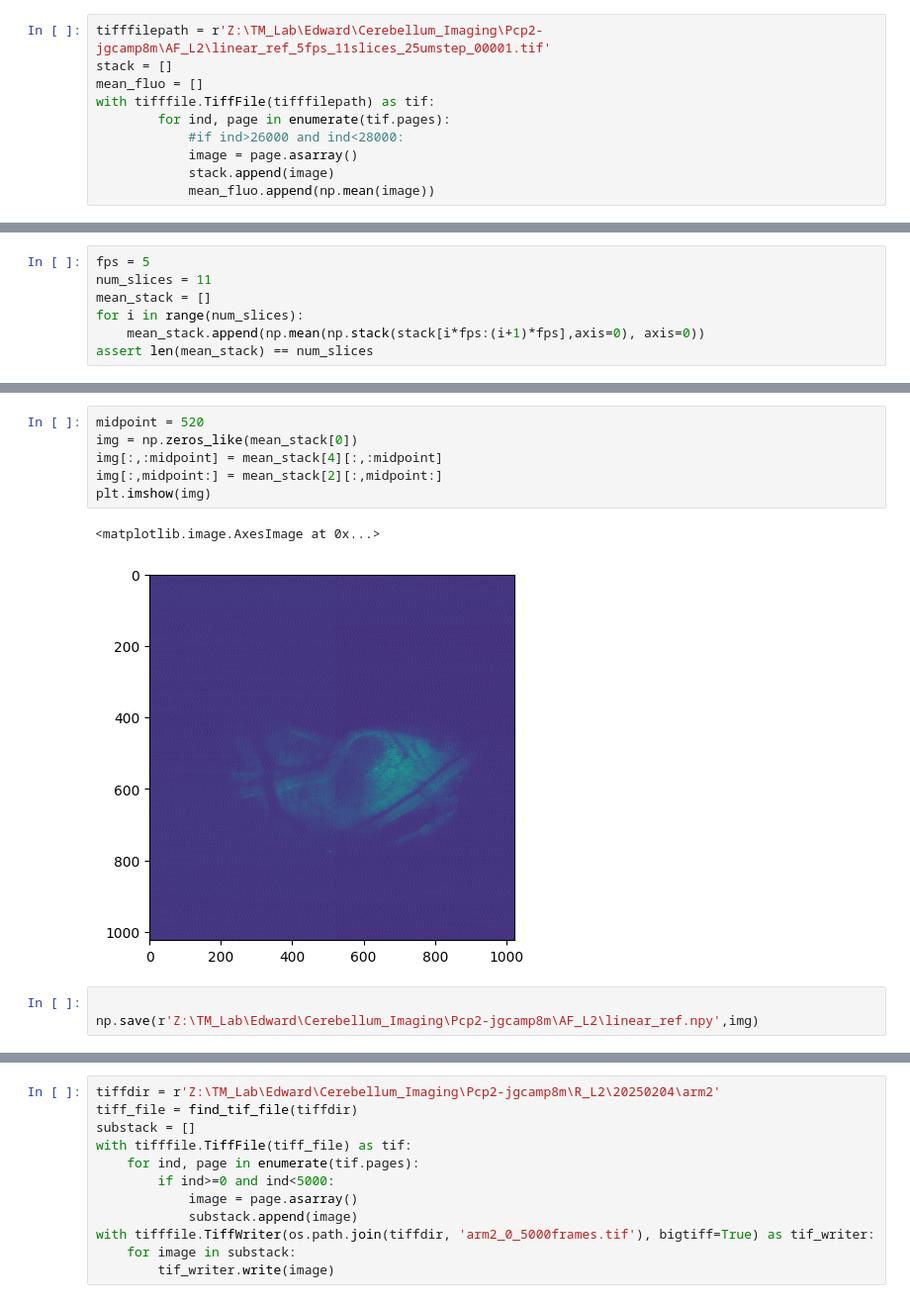
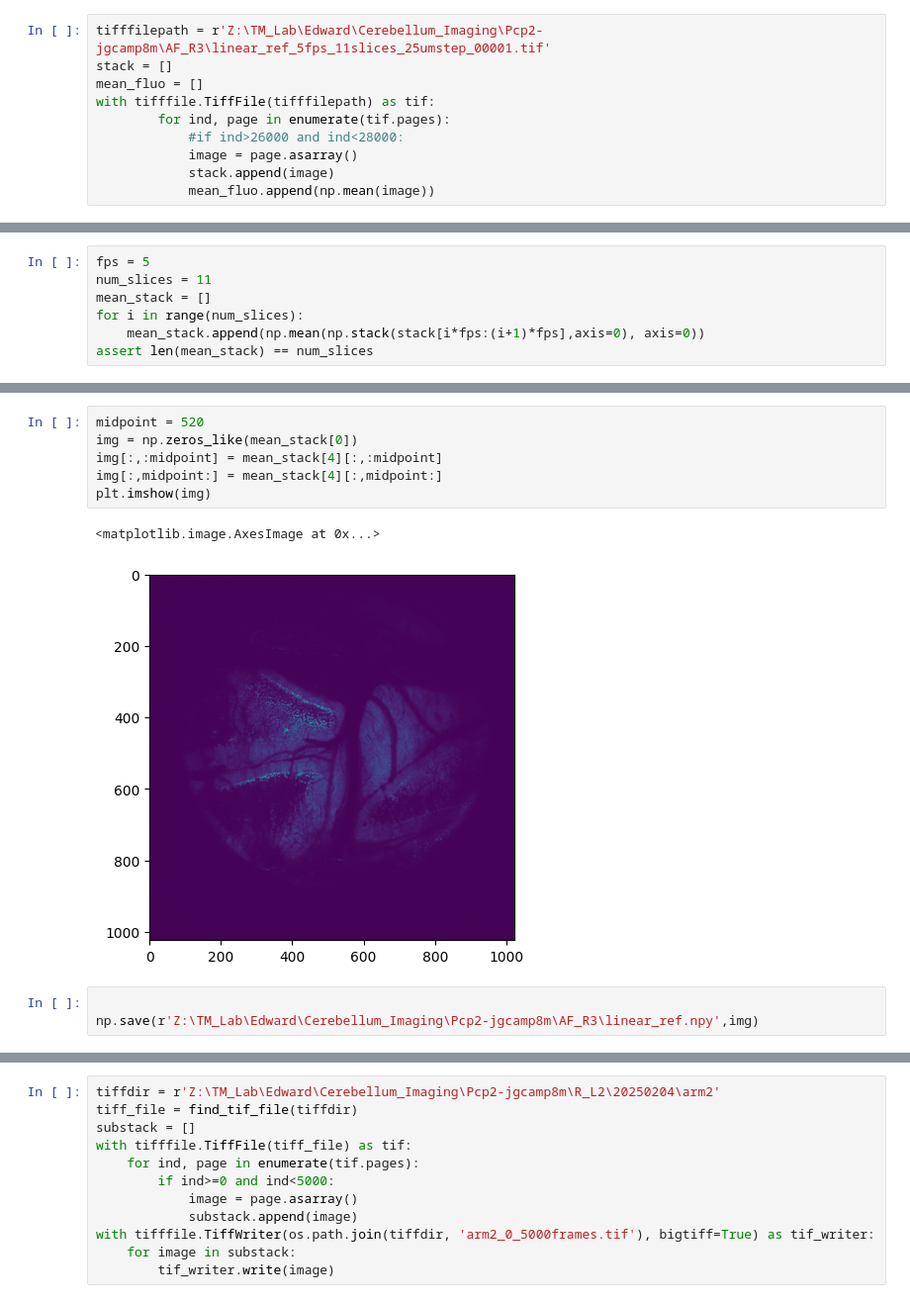
Before and after one commit to edwardyan95/ibllib, a Jupyter notebook: examples/Ca_Img_preprocess.ipynb, the cells around one changed output, grey strips where cells are left out. Shown at 99% size. Cells and saved outputs as stored; diff of their text form.

```diff
--- a/examples/Ca_Img_preprocess.ipynb
+++ b/examples/Ca_Img_preprocess.ipynb
@@ -16,7 +16,7 @@ reader=ScanImageTiffReader(img_path)
 Error:
 Error:
 # %%
-tifffilepath = r'Z:\TM_Lab\Edward\Cerebellum_Imaging\Pcp2-jgcamp8m\AF_L2\linear_ref_5fps_11slices_25umstep_00001.tif'
+tifffilepath = r'Z:\TM_Lab\Edward\Cerebellum_Imaging\Pcp2-jgcamp8m\AF_R3\linear_ref_5fps_11slices_25umstep_00001.tif'
 stack = []
 mean_fluo = []
 with tifffile.TiffFile(tifffilepath) as tif:
@@ -44,12 +44,12 @@ plt.imshow(mean_stack[4])
 # %%
 midpoint = 520
 img = np.zeros_like(mean_stack[0])
 img[:,:midpoint] = mean_stack[4][:,:midpoint]
-img[:,midpoint:] = mean_stack[2][:,midpoint:]
+img[:,midpoint:] = mean_stack[4][:,midpoint:]
 plt.imshow(img)
 # %% [output]
 <matplotlib.image.AxesImage at 0x...>
-[figure, old version]
+[figure, new version]
 # %%
 
-np.save(r'Z:\TM_Lab\Edward\Cerebellum_Imaging\Pcp2-jgcamp8m\AF_L2\linear_ref.npy',img)
+np.save(r'Z:\TM_Lab\Edward\Cerebellum_Imaging\Pcp2-jgcamp8m\AF_R3\linear_ref.npy',img)
```
Also changed, not shown: parts of 6 cells of this notebook, 10 other files.
